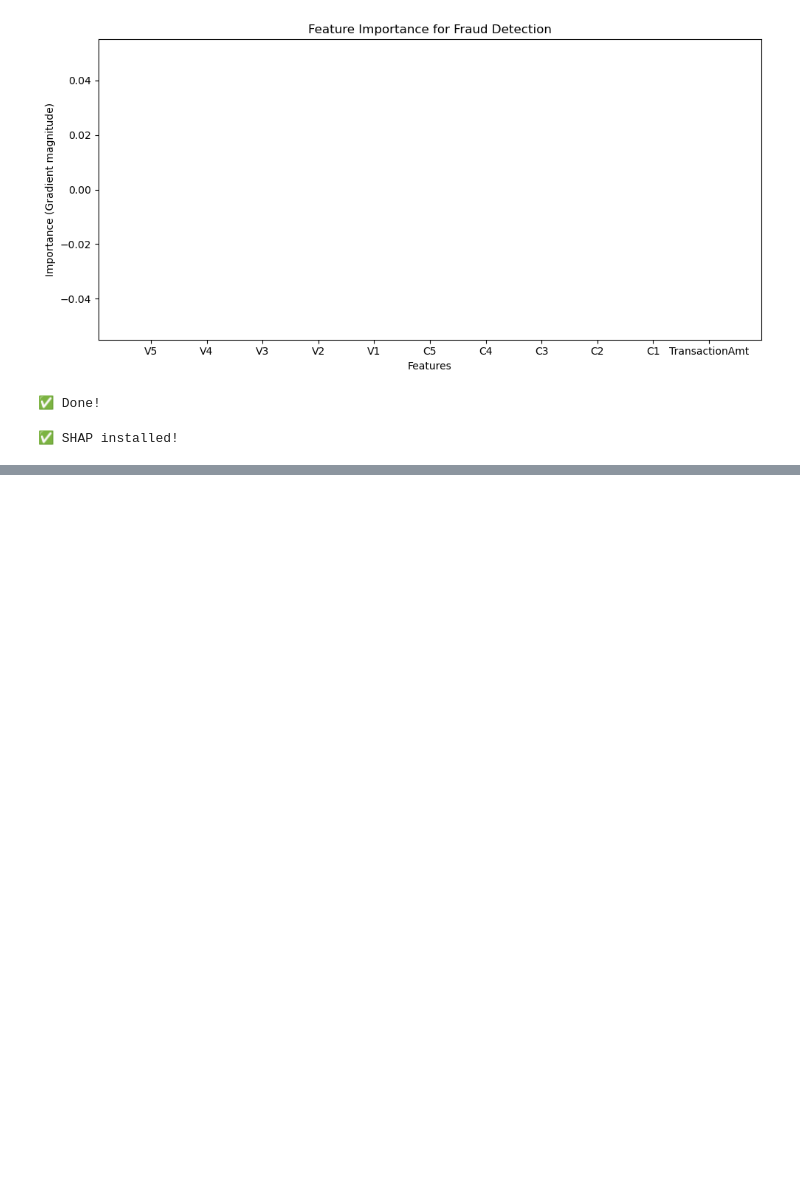
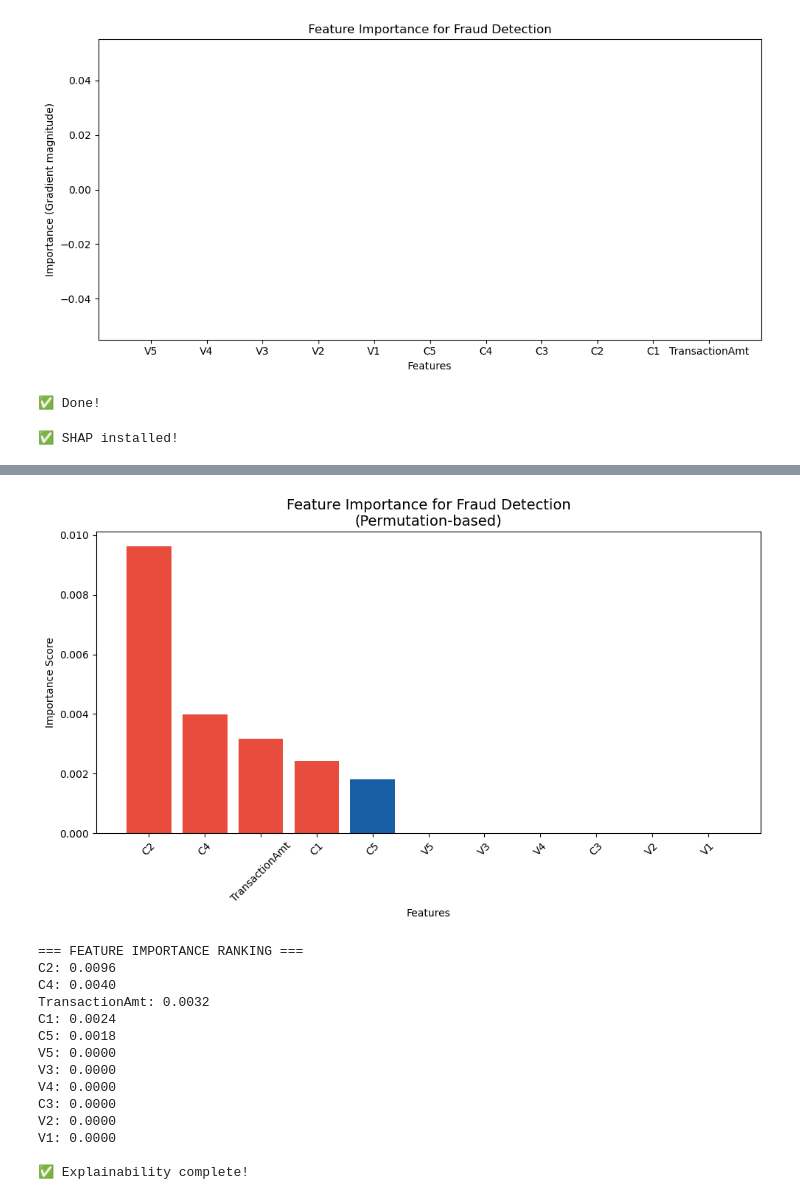
Before and after one commit to varunsajinair/fraud-detection-gnn, a Jupyter notebook: notebooks/04_gnn_model.ipynb, the cells around one changed output, grey strips where cells are left out. Saved outputs shown, nothing was run; the diff lists cells and outputs as text; code cells hidden in the pictures; blank space fills up the shorter version.

```diff
--- a/notebooks/04_gnn_model.ipynb
+++ b/notebooks/04_gnn_model.ipynb
@@ -422,0 +425,68 @@ ImportError: Numba needs NumPy 2.3 or less. Got NumPy 2.4.
+# %%
+import numpy as np
+import matplotlib.pyplot as plt
+import torch
+
+feature_names = ['TransactionAmt', 'C1', 'C2', 'C3', 'C4', 'C5',
+                 'V1', 'V2', 'V3', 'V4', 'V5']
+
+# Permutation-based feature importance
+model.eval()
+with torch.no_grad():
+    base_out = model(data.x, data.edge_index)
+    base_pred = torch.softmax(base_out, dim=1)[:, 1]
+    fraud_nodes_mask = data.y == 1
+    base_fraud_score = base_pred[fraud_nodes_mask].mean().item()
+
+importance_scores = []
+
+for i in range(data.x.shape[1]):
+    # Permute one feature at a time
+    x_permuted = data.x.clone()
+    x_permuted[:, i] = x_permuted[torch.randperm(x_permuted.shape[0]), i]
+
+    with torch.no_grad():
+        permuted_out = model(x_permuted, data.edge_index)
+        permuted_pred = torch.softmax(permuted_out, dim=1)[:, 1]
+        permuted_score = permuted_pred[fraud_nodes_mask].mean().item()
+
+    importance = abs(base_fraud_score - permuted_score)
+    importance_scores.append(importance)
+
+# Plot
+plt.figure(figsize=(10, 6))
+sorted_idx = np.argsort(importance_scores)[::-1]
+colors = ['#e74c3c' if importance_scores[i] > np.mean(importance_scores)
+          else '#185FA5' for i in sorted_idx]
+
+plt.bar([feature_names[i] for i in sorted_idx],
+        [importance_scores[i] for i in sorted_idx],
+        color=colors)
+plt.title('Feature Importance for Fraud Detection\n(Permutation-based)', fontsize=14)
+plt.xlabel('Features')
+plt.ylabel('Importance Score')
+plt.xticks(rotation=45)
+plt.tight_layout()
+plt.savefig(r'C:\Users\varun\Desktop\fraud-gnn\notebooks\feature_importance.png')
+plt.show()
+
+print("=== FEATURE IMPORTANCE RANKING ===")
+for i in sorted_idx:
+    print(f"{feature_names[i]}: {importance_scores[i]:.4f}")
+print("\n✅ Explainability complete!")
+# %% [output]
+[figure, added]
+=== FEATURE IMPORTANCE RANKING ===
+C2: 0.0096
+C4: 0.0040
+TransactionAmt: 0.0032
+C1: 0.0024
+C5: 0.0018
+V5: 0.0000
+V3: 0.0000
+V4: 0.0000
+C3: 0.0000
+V2: 0.0000
+V1: 0.0000
+
+✅ Explainability complete!
```
Also changed, not shown: parts of 12 cells of this notebook, 5 other files.
